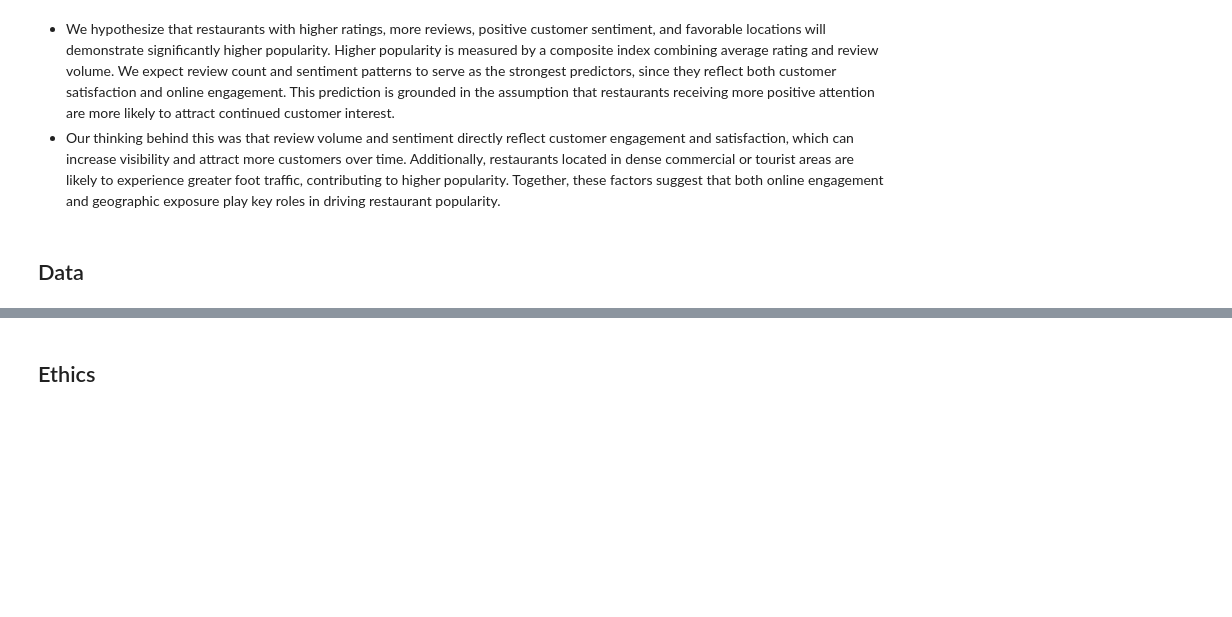
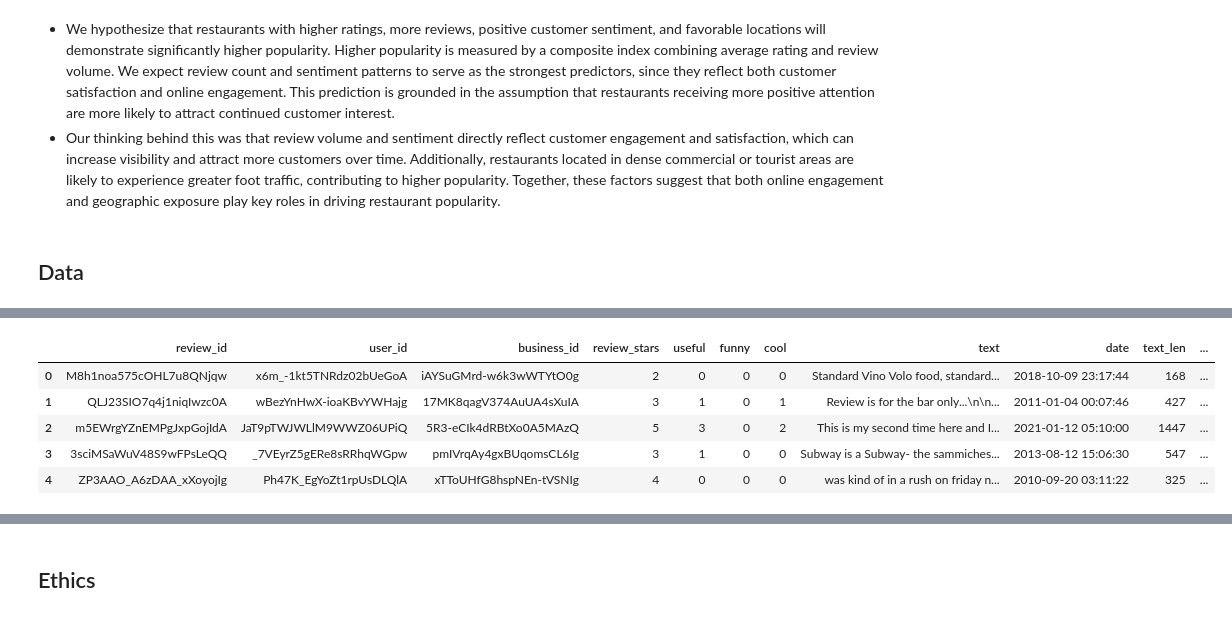
Before and after one commit to lznas/yelp-popularity-predicton, a Jupyter notebook: 02-EDACheckpoint.ipynb, the cells around one changed output, grey strips where cells are left out. Drawn from its saved outputs; the diff is of its cells as text; code cells hidden in the pictures; blank space fills up the shorter version.

```diff
--- a/02-EDACheckpoint.ipynb
+++ b/02-EDACheckpoint.ipynb
@@ -148,0 +345,8 @@ Some more words and stuff.  Remember notebooks work best if you interleave the c
+# %%
+# Load dataset
+yelp_reviews = pd.read_csv('data/01-interim/yelp_philly_review_agg.csv')
+
+# Create copy to wrangle
+yelp_reviews_clean = yelp_reviews.copy()
+
+yelp_reviews_clean.head()
@@ -148,0 +431,6 @@ Some more words and stuff.  Remember notebooks work best if you interleave the c
+# %%
+# Convert lastest_review_date to datetime
+yelp_reviews_clean['latest_review_date'] = pd.to_datetime(
+    yelp_reviews_clean['latest_review_date'],
+    errors='coerce'
+)
@@ -148,0 +522,6 @@ Some more words and stuff.  Remember notebooks work best if you interleave the c
+# %%
+# Load dataset
+yelp_sample = pd.read_json('data/01-interim/yelp_philly_reviews_sample_5000.jsonl', lines=True)
+
+# Create copy to wrangle
+yelp_sample_clean = yelp_sample.copy()
@@ -148,0 +676,69 @@ Some more words and stuff.  Remember notebooks work best if you interleave the c
+# %%
+import os
+import pandas as pd
+
+# ---------------------------
+# Create final merged dataset for EDA (without mutating original cleaned dfs)
+# ---------------------------
+
+os.makedirs("data/02-processed", exist_ok=True)
+
+# Make copies so later cells (like summary stats) still work
+ph = yelp_ph_clean.copy()
+revagg = yelp_reviews_clean.copy()
+sample = yelp_sample_clean.copy()
+
+# Standardize business_id across all three datasets
+for df_ in [ph, revagg, sample]:
+    df_["business_id"] = df_["business_id"].astype(str).str.strip()
+
+# Ensure unique business_id in business-level tables
+ph = ph.drop_duplicates(subset=["business_id"])
+revagg = revagg.drop_duplicates(subset=["business_id"])
+
+# Rename overlapping "stars" columns BEFORE merging
+ph = ph.rename(columns={"stars": "business_stars"})
+sample = sample.rename(columns={"stars": "review_stars"})
+
+# Merge businesses + review aggregates (one row per business)
+biz_reviews = pd.merge(
+    ph,
+    revagg,
+    on="business_id",
+    how="inner",
+    validate="one_to_one"
+)
+
+# Merge that into review sample (many reviews per business)
+final_df = pd.merge(
+    sample,
+    biz_reviews,
+    on="business_id",
+    how="inner",
+    validate="many_to_one"
+)
+
+# Diagnostics: how many IDs match between tables?
+biz_ids = set(ph["business_id"])
+agg_ids = set(revagg["business_id"])
+sample_ids = set(sample["business_id"])
+
+print("Businesses:", len(biz_ids))
+print("Agg reviews:", len(agg_ids))
+print("Sample reviews:", len(sample_ids))
+
+print("Biz ∩ Agg:", len(biz_ids & agg_ids))
+print("Sample ∩ (Biz∩Agg):", len(sample_ids & (biz_ids & agg_ids)))
+
+
+# Drop remaining missing values
+final_df = final_df.dropna()
+
+# Save for EDA section
+final_df.to_csv("data/02-processed/final_dataset.csv", index=False)
+
+print("Saved: data/02-processed/final_dataset.csv")
+print("final_df shape:", final_df.shape)
+print("total nulls:", int(final_df.isna().sum().sum()))
+final_df.head()
+# %% [output]
@@ -148,0 +753,6 @@ Some more words and stuff.  Remember notebooks work best if you interleave the c
+|  | review_id | user_id | business_id | review_stars | useful | funny | cool | text | date | text_len | ... |
+| 0 | M8h1noa575cOHL7u8QNjqw | x6m_-1kt5TNRdz02bUeGoA | iAYSuGMrd-w6k3wWTYtO0g | 2 | 0 | 0 | 0 | Standard Vino Volo food, standard... | 2018-10-09 23:17:44 | 168 | ... |
+| 1 | QLJ23SIO7q4j1niqIwzc0A | wBezYnHwX-ioaKBvYWHajg | 17MK8qagV374AuUA4sXuIA | 3 | 1 | 0 | 1 | Review is for the bar only...\n\n... | 2011-01-04 00:07:46 | 427 | ... |
+| 2 | m5EWrgYZnEMPgJxpGojIdA | JaT9pTWJWLlM9WWZ06UPiQ | 5R3-eCIk4dRBtXo0A5MAzQ | 5 | 3 | 0 | 2 | This is my second time here and I... | 2021-01-12 05:10:00 | 1447 | ... |
+| 3 | 3sciMSaWuV48S9wFPsLeQQ | _7VEyrZ5gERe8sRRhqWGpw | pmIVrqAy4gxBUqomsCL6Ig | 3 | 1 | 0 | 0 | Subway is a Subway- the sammiches... | 2013-08-12 15:06:30 | 547 | ... |
+| 4 | ZP3AAO_A6zDAA_xXoyojIg | Ph47K_EgYoZt1rpUsDLQlA | xTToUHfG8hspNEn-tVSNIg | 4 | 0 | 0 | 0 | was kind of in a rush on friday n... | 2010-09-20 03:11:22 | 325 | ... |
```
Also changed, not shown: parts of 78 cells of this notebook.
